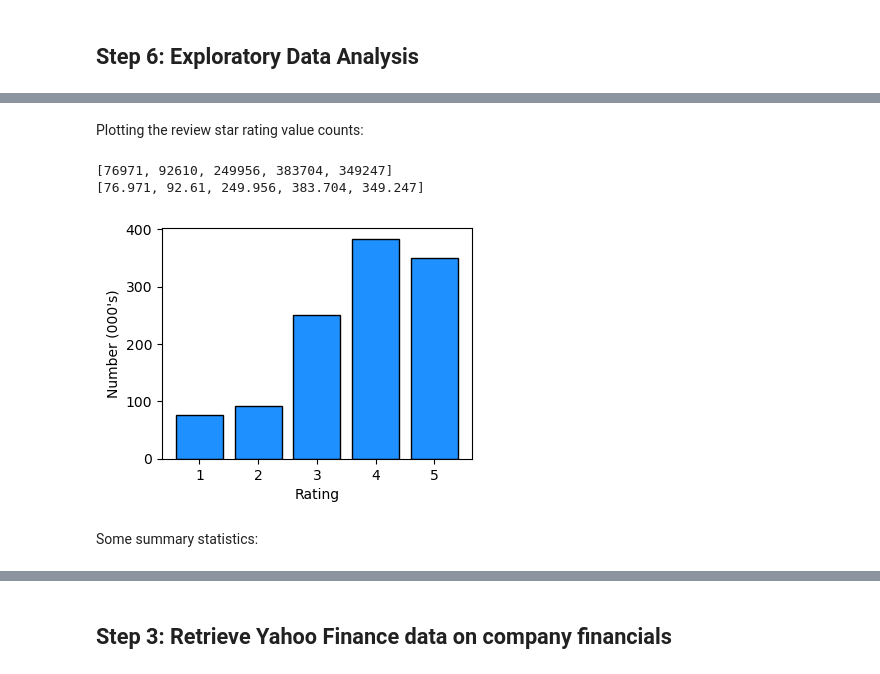
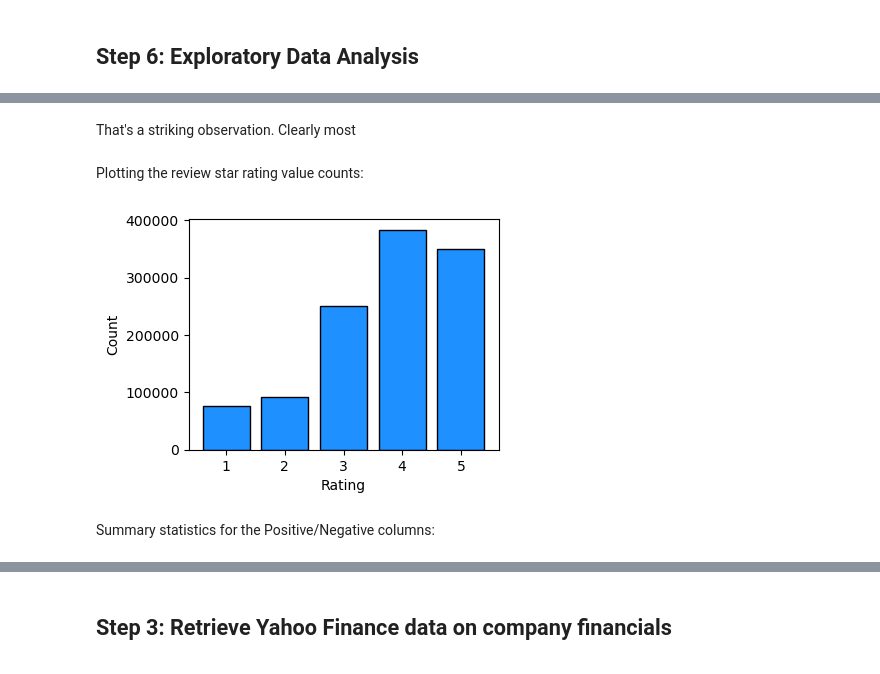
Before and after one commit to MatthiasGN/thesis, a Jupyter notebook: thesis-master.ipynb, the cells around one changed output, grey strips where cells are left out. Cells and saved outputs as stored; diff of their text form; code cells hidden in the pictures.

```diff
--- a/thesis-master.ipynb
+++ b/thesis-master.ipynb
@@ -373,7 +373,7 @@ Next up: the merge.
 Before merging, let's briefly prepare both datasets. We're dropping the 'index' column - this isn't needed any longer.
 # %%
 tickers_df = matches_updated.rename(columns={"match_name": "firm", "Symbol": "Ticker"})
-tickers_df = tickers_df.reset_index().drop(['index'], axis=1)
+tickers_df = tickers_df.reset_index(drop=True)
 print(tickers_df.head(2))
 cleaned_df['firm'] = cleaned_df['firm'].apply(lambda x: x.lower())
 print(cleaned_df['firm'].head(2))
@@ -539,0 +540,7 @@ Last thing to do now is to transform the **date** column from String to DateTime
+# %%
+from datetime import datetime
+
+merged_df['date'] = merged_df['date'].apply(lambda x: datetime.strptime(str(x).strip(' '), '%b %d, %Y'))
+merged_df['year'] = merged_df['date'].dt.year
+merged_df['quarter'] = pd.PeriodIndex(merged_df.date, freq='Q')
+merged_df.head(2)
@@ -560,0 +575,3 @@ dtype: object
+# %%
+merged_df = merged_df.sort_values(by='date').reset_index(drop=True)
+merged_df.head(2)
@@ -588,24 +648,17 @@ for company, count in comp_counts.items():
+# %% [markdown]
+That's a striking observation. Clearly most
 # %% [markdown]
 Plotting the review star rating value counts:
-# %%
-rating_counts = merged_df['rating'].value_counts(sort=False).sort_index().to_list()
-print(rating_counts)
-for i, rating in enumerate(rating_counts):
-    rating_counts[i] = rating/1000
-print(rating_counts)
-# %% [output]
-[76971, 92610, 249956, 383704, 349247]
-[76.971, 92.61, 249.956, 383.704, 349.247]
 # %%
-import matplotlib.pyplot as plt
+rating_counts = merged_df['rating'].value_counts(sort=False).sort_index().to_list()
 
 plt.figure(figsize=(4,3))
 plt.bar([1,2,3,4,5], height=rating_counts, width=0.8, color='dodgerblue', edgecolor='black')
 plt.xlabel('Rating')
-plt.ylabel('Number (000\'s)')
+plt.ylabel('Count')
 plt.show()
 # %% [output]
-[figure, old version]
+[figure, new version]
-# %% [markdown]
-Some summary statistics:
+# %% [markdown]
+Summary statistics for the Positive/Negative columns:
 # %%
```
Also changed, not shown: parts of 26 cells of this notebook.
